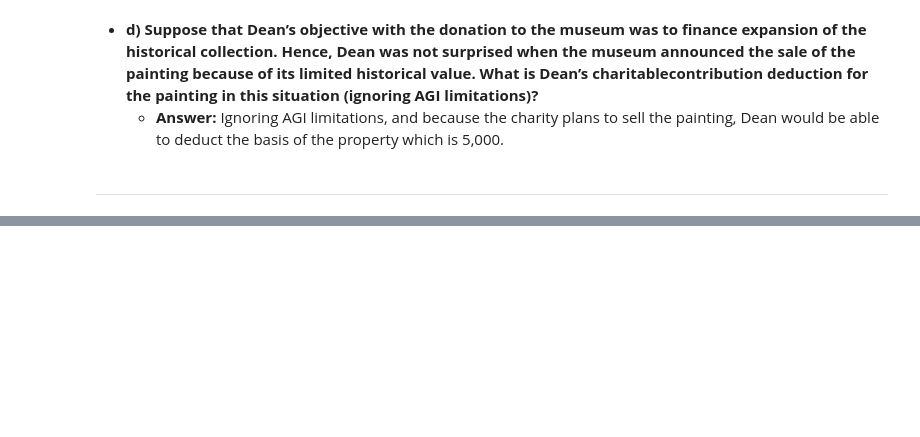
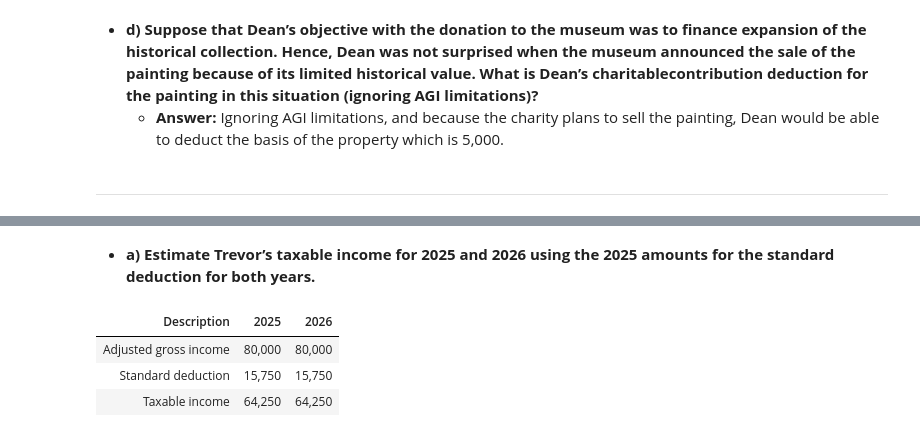
Before and after one commit to ekmartinez/Federal_Taxation, a Jupyter notebook: 05_Individual_Deductions/05_Individual_Deductions_Exercises.ipynb, the cells around one changed output, grey strips where cells are left out. Saved outputs shown, nothing was run; the diff lists cells and outputs as text; code cells hidden in the pictures; blank space fills up the shorter version.

```diff
--- a/05_Individual_Deductions/05_Individual_Deductions_Exercises.ipynb
+++ b/05_Individual_Deductions/05_Individual_Deductions_Exercises.ipynb
@@ -1062,0 +1117,23 @@ display(HTML(df.to_html(index=False)))
+# %% [markdown]
+- **a) Estimate Trevor’s taxable income for 2025 and 2026 using the 2025 amounts for the standard deduction for both years.**
+# %%
+tax = OrdinaryIncomeTax(status, age, agi, 0, itemized_deductions, qbi_deduction).calculate_tax()
+adjusted_gross_income = tax['adjusted_gross_income']
+deduction = tax['deduction']
+taxable_income = tax['taxable_income']
+
+estimates = {
+    "Description": ["Adjusted gross income", "Standard deduction", "Taxable income"],
+    "2025": [adjusted_gross_income, standard_deduction, taxable_income],
+    "2026": [adjusted_gross_income, standard_deduction, taxable_income],
+}
+
+estimates_df = pd.DataFrame(estimates)
+estimates_df["2025"] = estimates_df["2025"].map("{:,.0f}".format)
+estimates_df["2026"] = estimates_df["2026"].map("{:,.0f}".format)
+display(HTML(estimates_df.to_html(index=False)))
+# %% [output]
+| Description | 2025 | 2026 |
+| Adjusted gross income | 80,000 | 80,000 |
+| Standard deduction | 15,750 | 15,750 |
+| Taxable income | 64,250 | 64,250 |
```
Also changed, not shown: parts of 11 cells of this notebook.
